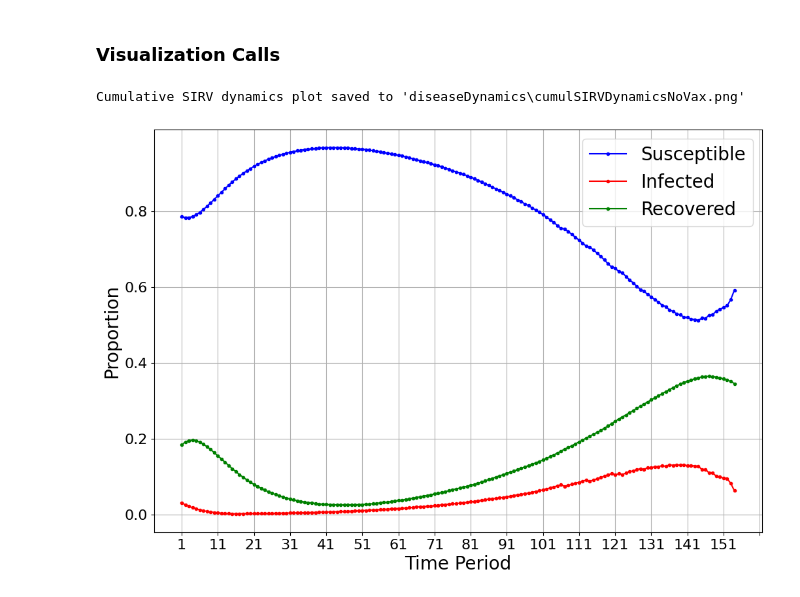
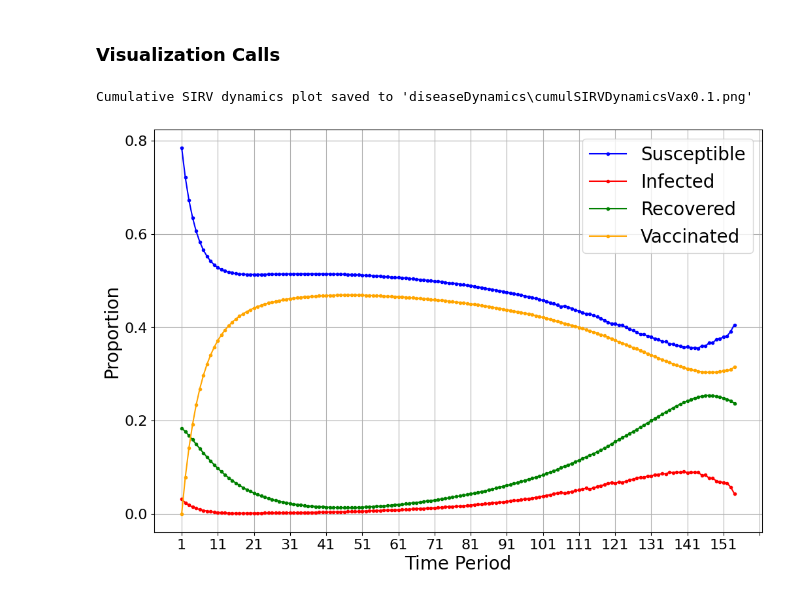
Before and after one commit to alexdelise/Data-Driven-SIRV-OR, a Jupyter notebook: results558Visualization.ipynb, the cells around one changed output. Drawn from its saved outputs; the diff is of its cells as text; code cells hidden in the pictures.

```diff
--- a/results558Visualization.ipynb
+++ b/results558Visualization.ipynb
@@ -618,21 +618,21 @@ def plot_county_degree_grids(patAllocFile, output_folder, vax, ncols=6):
 # %%
 # File paths and folder setup
 vaxPath = r"outputData\modModelVax0.1.xlsx"
 noVaxPath = r"outputData\modModelNoVax.xlsx"
 output_folder = r"diseaseDynamics"
 os.makedirs(output_folder, exist_ok=True)
 
 vax = False
 
 # Call the functions for the remaining plots:
 #plot_statewide_sirv_comparison(vaxPath, noVaxPath, output_folder)
 #plot_cumulative_sirv_dynamics(noVaxPath, output_folder, vax=False)
-plot_cumulative_sirv_dynamics(vaxPath, output_folder, vax=False)
+plot_cumulative_sirv_dynamics(vaxPath, output_folder, vax=True)
 #plot_total_infections_comparison(vaxPath, noVaxPath, output_folder)
 #plot_total_unmet_demand_comparison(vaxPath, noVaxPath, output_folder)
 #plot_combined_sirv_dynamics(vaxPath, output_folder, vax)
 #plot_total_sir_comparison(vaxPath, noVaxPath, output_folder)
 #plot_county_degree_grids(noVaxPath, output_folder, vax)
 # %% [output]
-Cumulative SIRV dynamics plot saved to 'diseaseDynamics\cumulSIRVDynamicsNoVax.png'
+Cumulative SIRV dynamics plot saved to 'diseaseDynamics\cumulSIRVDynamicsVax0.1.png'
-[figure, old version]
+[figure, new version]
```
Also changed, not shown: parts of 1 cell of this notebook, 10 other files.
